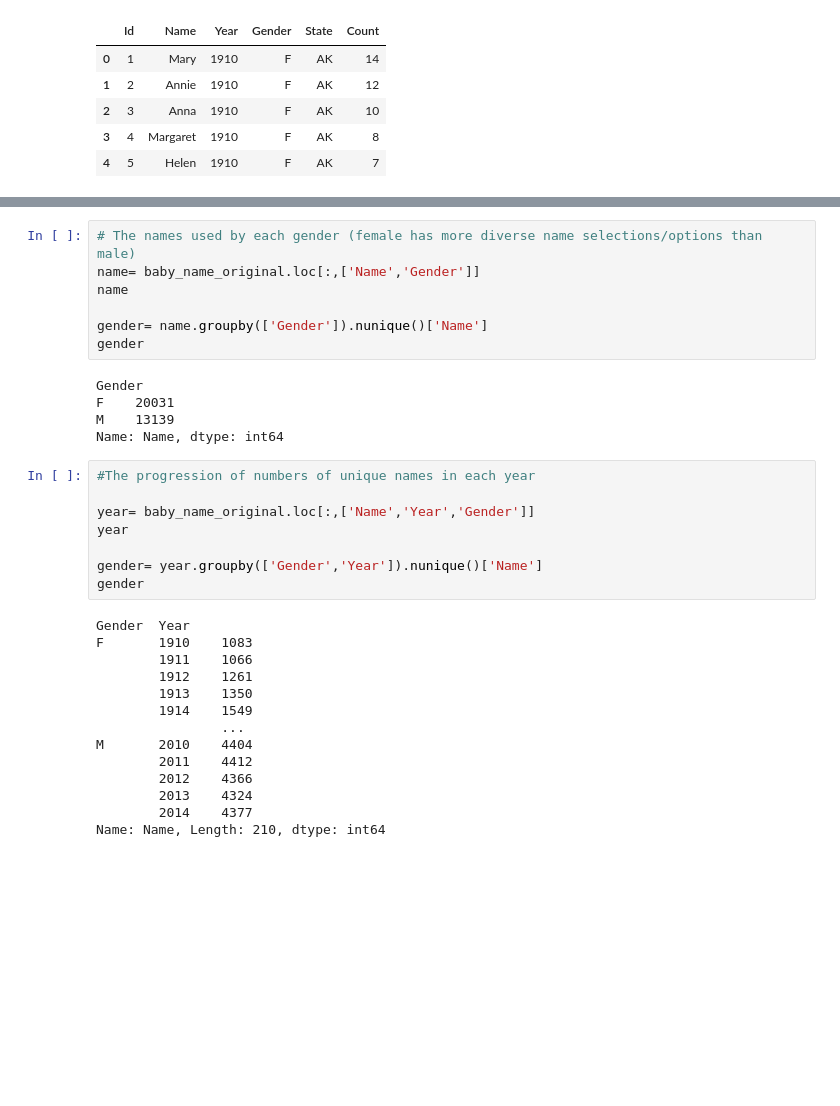
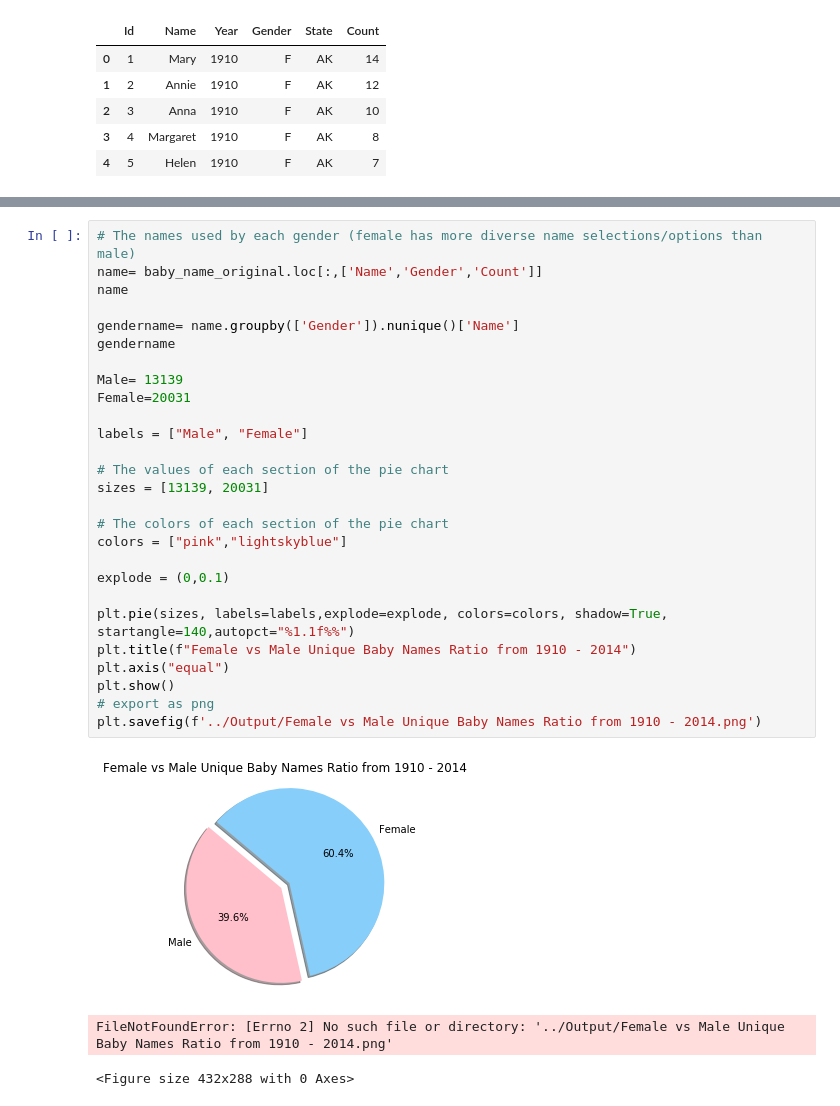
Before and after one commit to kekelee0714/BootcampProject, a Jupyter notebook: keke/babynames.ipynb, the cells around one changed output, grey strips where cells are left out. Cells and saved outputs as stored; diff of their text form; blank space fills up the shorter version.

```diff
--- a/keke/babynames.ipynb
+++ b/keke/babynames.ipynb
@@ -32,36 +34,33 @@ namecount
 # %% [output]
 30274
-# %%
-# The names used by each gender (female has more diverse name selections/options than male)
-name= baby_name_original.loc[:,['Name','Gender']]
-name
-
-gender= name.groupby(['Gender']).nunique()['Name']
-gender
-# %% [output]
-Gender
-F    20031
-M    13139
-Name: Name, dtype: int64
-# %%
-#The progression of numbers of unique names in each year
-
-year= baby_name_original.loc[:,['Name','Year','Gender']]
-year
-
-gender= year.groupby(['Gender','Year']).nunique()['Name']
-gender
-# %% [output]
-Gender  Year
-F       1910    1083
-        1911    1066
-        1912    1261
-        1913    1350
-        1914    1549
-                ...
-M       2010    4404
-        2011    4412
-        2012    4366
-        2013    4324
-        2014    4377
-Name: Name, Length: 210, dtype: int64
+# %%
+# The names used by each gender (female has more diverse name selections/options than male)
+name= baby_name_original.loc[:,['Name','Gender','Count']]
+name
+
+gendername= name.groupby(['Gender']).nunique()['Name']
+gendername
+
+Male= 13139
+Female=20031
+
+labels = ["Male", "Female"]
+
+# The values of each section of the pie chart
+sizes = [13139, 20031]
+
+# The colors of each section of the pie chart
+colors = ["pink","lightskyblue"]
+
+explode = (0,0.1)
+
+plt.pie(sizes, labels=labels,explode=explode, colors=colors, shadow=True, startangle=140,autopct="%1.1f%%")
+plt.title(f"Female vs Male Unique Baby Names Ratio from 1910 - 2014")
+plt.axis("equal")
+plt.show()
+# export as png
+plt.savefig(f'../Output/Female vs Male Unique Baby Names Ratio from 1910 - 2014.png')
+# %% [output]
+[figure, added]
+FileNotFoundError: [Errno 2] No such file or directory: '../Output/Female vs Male Unique Baby Names Ratio from 1910 - 2014.png'
+<Figure size 432x288 with 0 Axes>
```
Also changed, not shown: parts of 8 cells of this notebook.
